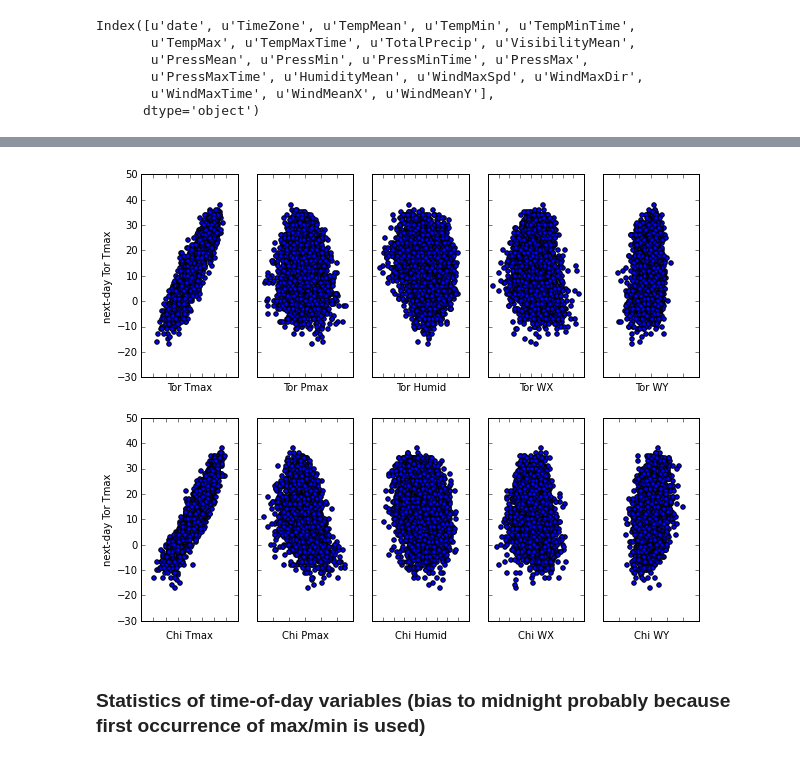
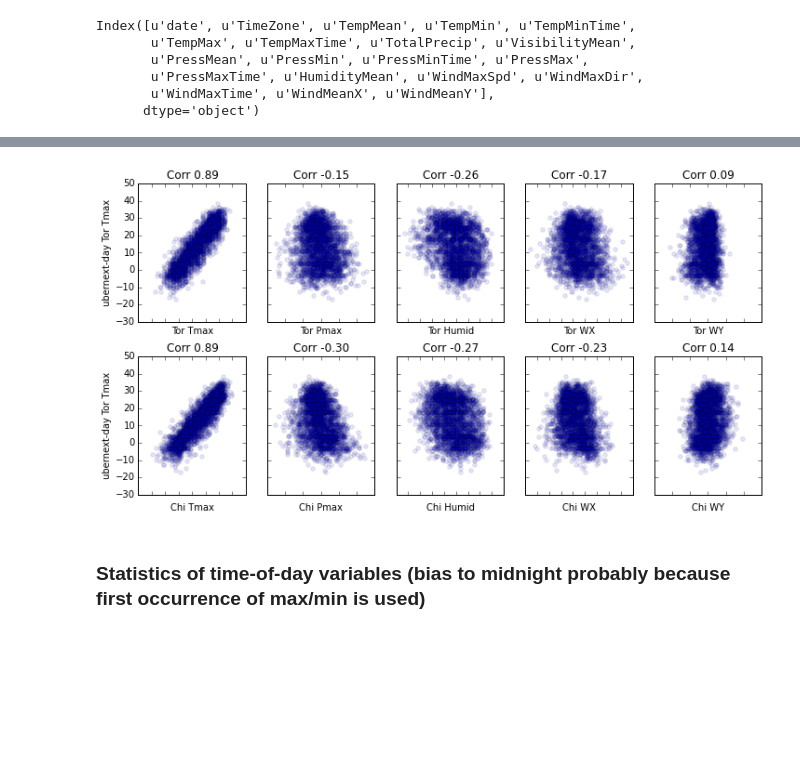
Before and after one commit to majorgowan/wpwp, a Jupyter notebook: Notebooks/wU_Working_with_Daily_Summaries.ipynb, the cells around one changed output, grey strips where cells are left out. Drawn from its saved outputs; the diff is of its cells as text; code cells hidden in the pictures; blank space fills up the shorter version.

```diff
--- a/Notebooks/wU_Working_with_Daily_Summaries.ipynb
+++ b/Notebooks/wU_Working_with_Daily_Summaries.ipynb
@@ -54,17 +54,19 @@ import matplotlib.pyplot as plt
 fig, ax1 = plt.subplots()
 p1tor = ax1.plot(tor2008.dateTime,tor2008.TempMax, color='blue')
 p1chi = ax1.plot(chi2008.dateTime,chi2008.TempMax, color='red')
-ax1.set_ylabel('Tmax (C)')
+ax1.set_ylabel('temperature (C)')
 ax1.set_ylim([-40,40])
-ax1.legend(('Tor','Chi'))
-ax1.set_title('Tmax - solid; Pmax - dash')
+ax1.legend(('CYYZ','KORD'))
+ax1.set_title('Daily max temperature (solid) and pressure (dashed)')
 
 ax2 = ax1.twinx()
 p2tor = ax2.plot(tor2008.dateTime,tor2008.PressMax, color='blue', linestyle='--')
 p2chi = ax2.plot(chi2008.dateTime,chi2008.PressMax, color='red', linestyle='--')
-ax2.set_ylabel('Pmax (hPa)')
+ax2.set_ylabel('pressure (hPa)')
 ax2.set_ylim([995,1080])
 
+fig.set_figheight(4.5)
+fig.set_figwidth(8.0)
 fig.autofmt_xdate()
 
 plt.show()
@@ -75,52 +77,66 @@ plt.show()
 fig, ((ax11, ax12, ax13, ax14, ax15), \
       (ax21, ax22, ax23, ax24, ax25)) = \
                   plt.subplots(2, 5, sharex='col', sharey='row')
+fig.set_figheight(6.0)
+fig.set_figwidth(12.0)
+fig.subplots_adjust(hspace=.25)
 
-ax11.scatter(toronto['TempMax'][:-1], toronto['TempMax'][1:])
-ax11.set_ylabel('next-day Tor Tmax')
+ax11.scatter(toronto['TempMax'][:-2], toronto['TempMax'][2:],alpha=0.1)
+ax11.set_ylabel('ubernext-day Tor Tmax')
 ax11.set_xlabel('Tor Tmax')
 ax11.set_xticklabels([])
+ax11.set_title('Corr %.2f ' % np.corrcoef(chicago['TempMax'][:-2],toronto['TempMax'][2:])[0,1])
 
-ax12.scatter(toronto['PressMax'][:-1], toronto['TempMax'][1:])
+ax12.scatter(toronto['PressMax'][:-2], toronto['TempMax'][2:], alpha=0.1)
 ax12.set_xlabel('Tor Pmax')
 ax12.set_xticklabels([])
+ax12.set_title('Corr %.2f ' % np.corrcoef(toronto['PressMax'][:-2],toronto['TempMax'][2:])[0,1])
 
-ax13.scatter(toronto['HumidityMean'][:-1], toronto['TempMax'][1:])
+ax13.scatter(toronto['HumidityMean'][:-2], toronto['TempMax'][2:], alpha=0.1)
 ax13.set_xlabel('Tor Humid')
 ax13.set_xticklabels([])
+ax13.set_title('Corr %.2f ' % np.corrcoef(toronto['HumidityMean'][:-2],toronto['TempMax'][2:])[0,1])
 
-ax14.scatter(toronto['WindMeanX'][:-1], toronto['TempMax'][1:])
+ax14.scatter(toronto['WindMeanX'][:-2], toronto['TempMax'][2:], alpha=0.1)
 ax14.set_xlabel('Tor WX')
 ax14.set_xticklabels([])
+ax14.set_title('Corr %.2f ' % np.corrcoef(toronto['WindMeanX'][:-2],toronto['TempMax'][2:])[0,1])
 
-ax15.scatter(toronto['WindMeanY'][:-1], toronto['TempMax'][1:])
+ax15.scatter(toronto['WindMeanY'][:-2], toronto['TempMax'][2:], alpha=0.1)
 ax15.set_xlabel('Tor WY')
 ax15.set_xticklabels([])
+ax15.set_title('Corr %.2f ' % np.corrcoef(toronto['WindMeanY'][:-2],toronto['TempMax'][2:])[0,1])
 
-ax21.scatter(chicago['TempMax'][:-1], toronto['TempMax'][1:])
-ax21.set_ylabel('next-day Tor Tmax')
+
+ax21.scatter(chicago['TempMax'][:-2], toronto['TempMax'][2:], alpha=0.1)
+ax21.set_ylabel('ubernext-day Tor Tmax')
 ax21.set_xlabel('Chi Tmax')
 ax21.set_xticklabels([])
+ax21.set_title('Corr %.2f ' % np.corrcoef(chicago['TempMax'][:-2],toronto['TempMax'][2:])[0,1])
 
-ax22.scatter(chicago['PressMax'][:-1], toronto['TempMax'][1:])
+ax22.scatter(chicago['PressMax'][:-2], toronto['TempMax'][2:], alpha=0.1)
 ax22.set_xlabel('Chi Pmax')
 ax22.set_xticklabels([])
+ax22.set_title('Corr %.2f ' % np.corrcoef(chicago['PressMax'][:-2],toronto['TempMax'][2:])[0,1])
 
-ax23.scatter(chicago['HumidityMean'][:-1], toronto['TempMax'][1:])
+ax23.scatter(chicago['HumidityMean'][:-2], toronto['TempMax'][2:], alpha=0.1)
 ax23.set_xlabel('Chi Humid')
 ax23.set_xticklabels([])
+ax23.set_title('Corr %.2f ' % np.corrcoef(chicago['HumidityMean'][:-2],toronto['TempMax'][2:])[0,1])
 
-ax24.scatter(chicago['WindMeanX'][:-1], toronto['TempMax'][1:])
+ax24.scatter(chicago['WindMeanX'][:-2], toronto['TempMax'][2:], alpha=0.1)
 ax24.set_xlabel('Chi WX')
 ax24.set_xticklabels([])
+ax24.set_title('Corr %.2f ' % np.corrcoef(chicago['WindMeanX'][:-2],toronto['TempMax'][2:])[0,1])
 
-ax25.scatter(chicago['WindMeanY'][:-1], toronto['TempMax'][1:])
+ax25.scatter(chicago['WindMeanY'][:-2], toronto['TempMax'][2:], alpha=0.1)
 ax25.set_xlabel('Chi WY')
 ax25.set_xticklabels([])
+ax25.set_title('Corr %.2f ' % np.corrcoef(chicago['WindMeanY'][:-2],toronto['TempMax'][2:])[0,1])
 
 plt.show()
 # %% [output]
-[figure, old version]
+[figure, new version]
 # %% [markdown]
 ### Statistics of time-of-day variables (bias to midnight probably because first occurrence of max/min is used)
 # %%
```
Also changed, not shown: parts of 3 cells of this notebook, 2 other files.
